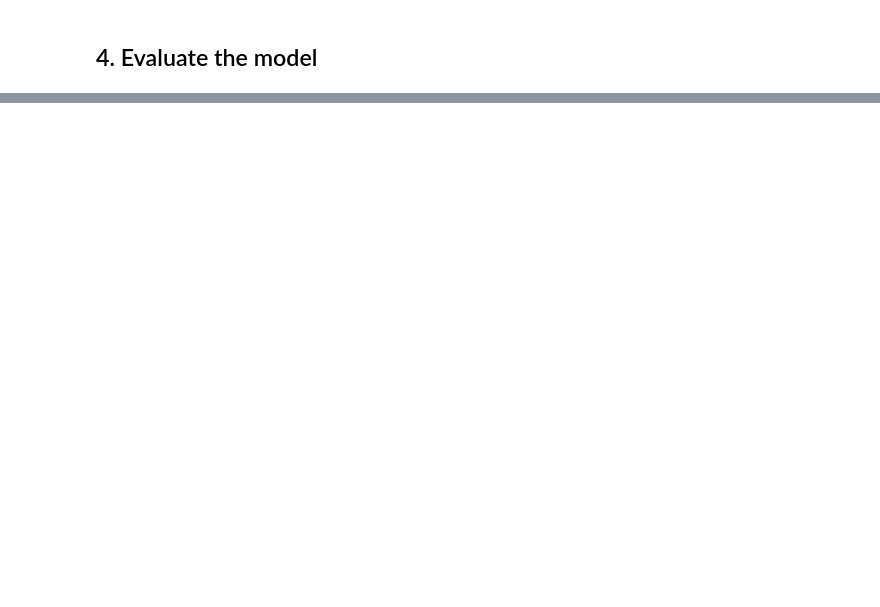
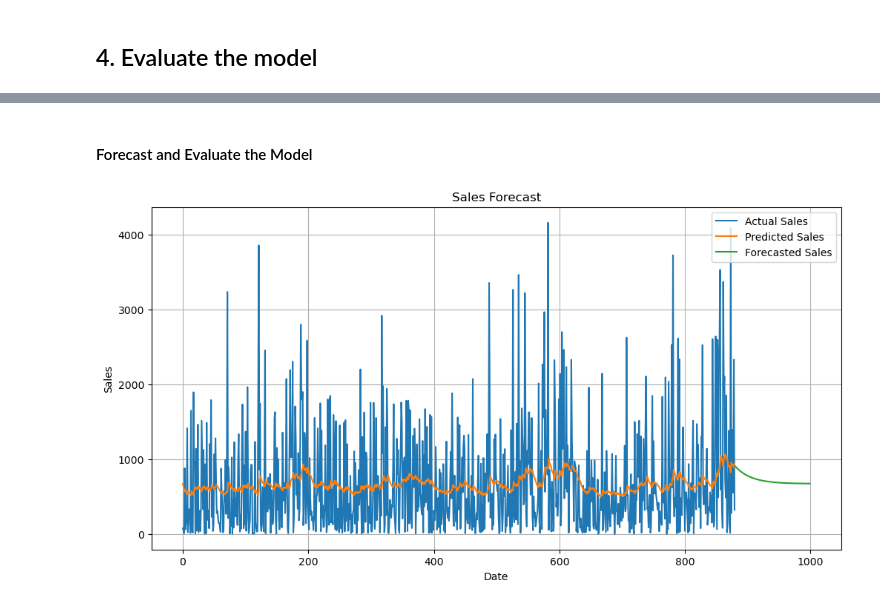
Before and after one commit to CandaceYMS/2024-Phase-2-data-science, a Jupyter notebook: data-science/2. Training and Evaluation/part2-submission.ipynb, the cells around one changed output, grey strips where cells are left out. Cells and saved outputs as stored; diff of their text form; code cells hidden in the pictures; blank space fills up the shorter version.

```diff
--- a/data-science/2. Training and Evaluation/part2-submission.ipynb
+++ b/data-science/2. Training and Evaluation/part2-submission.ipynb
@@ -103,0 +229,8 @@ Text(0.5, 1.0, 'Time Series of Sales')
+# %%
+p = 1
+q = 1
+d = 0
+# We typically don't need a training and testing split for ARIMA; instead, we'll use the data to fit the model and then forecast future values.
+model = ARIMA(df['Sales'], order=(p, d, q))
+model_fit = model.fit()
+print(model_fit.summary())
@@ -103,0 +255,20 @@ Text(0.5, 1.0, 'Time Series of Sales')
+# %% [markdown]
+#### Forecast and Evaluate the Model
+# %%
+# Find the predicted and forecaseted sales compare to actual sales.
+predictions = model_fit.predict()
+forecasted = model_fit.forecast(steps=120)
+
+
+plt.figure(figsize=(12, 6))
+plt.plot(df['Sales'], label='Actual Sales')
+plt.plot(predictions, label='Predicted Sales')
+plt.plot(forecasted, label='Forecasted Sales')
+plt.legend()
+plt.title('Sales Forecast')
+plt.xlabel('Date')
+plt.ylabel('Sales')
+plt.grid(True)
+plt.show()
+# %% [output]
+[figure, added]
```
Also changed, not shown: parts of 40 cells of this notebook, 3 other files.
